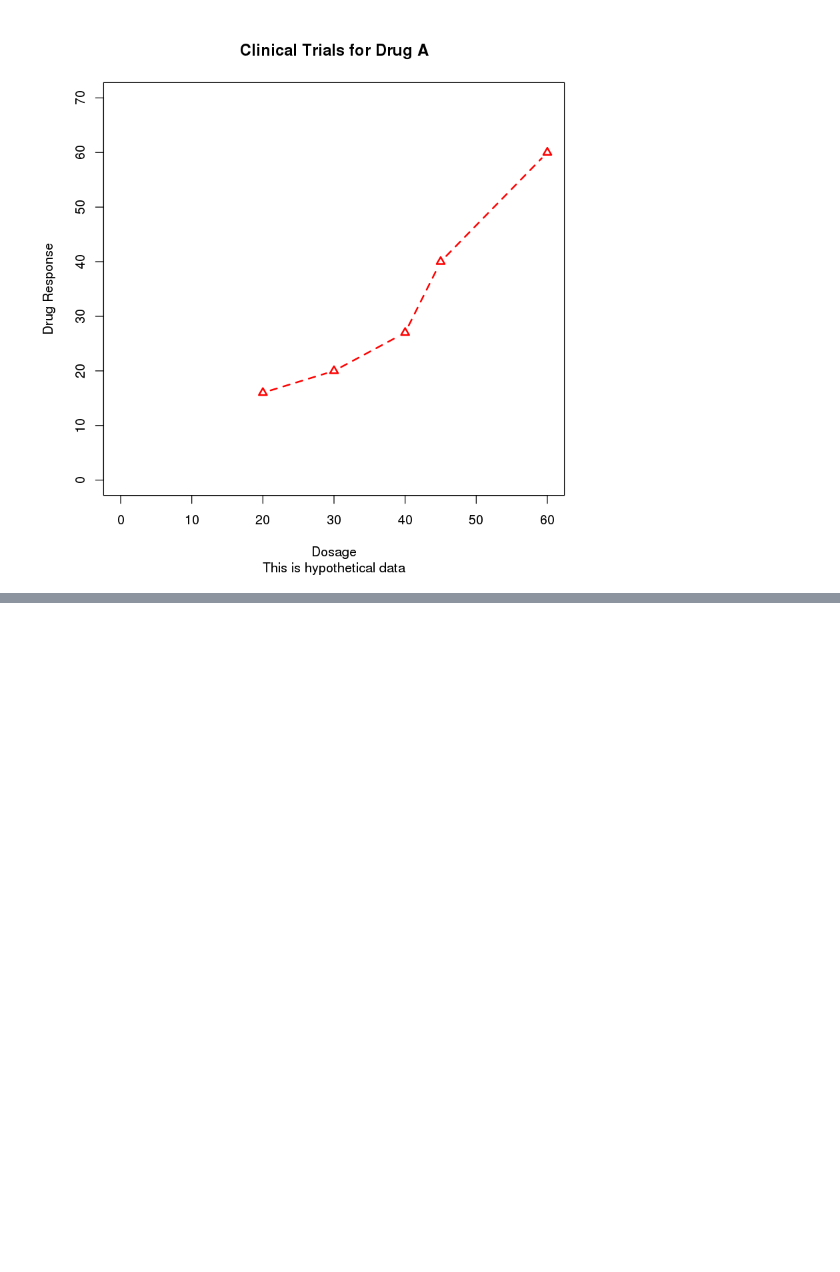
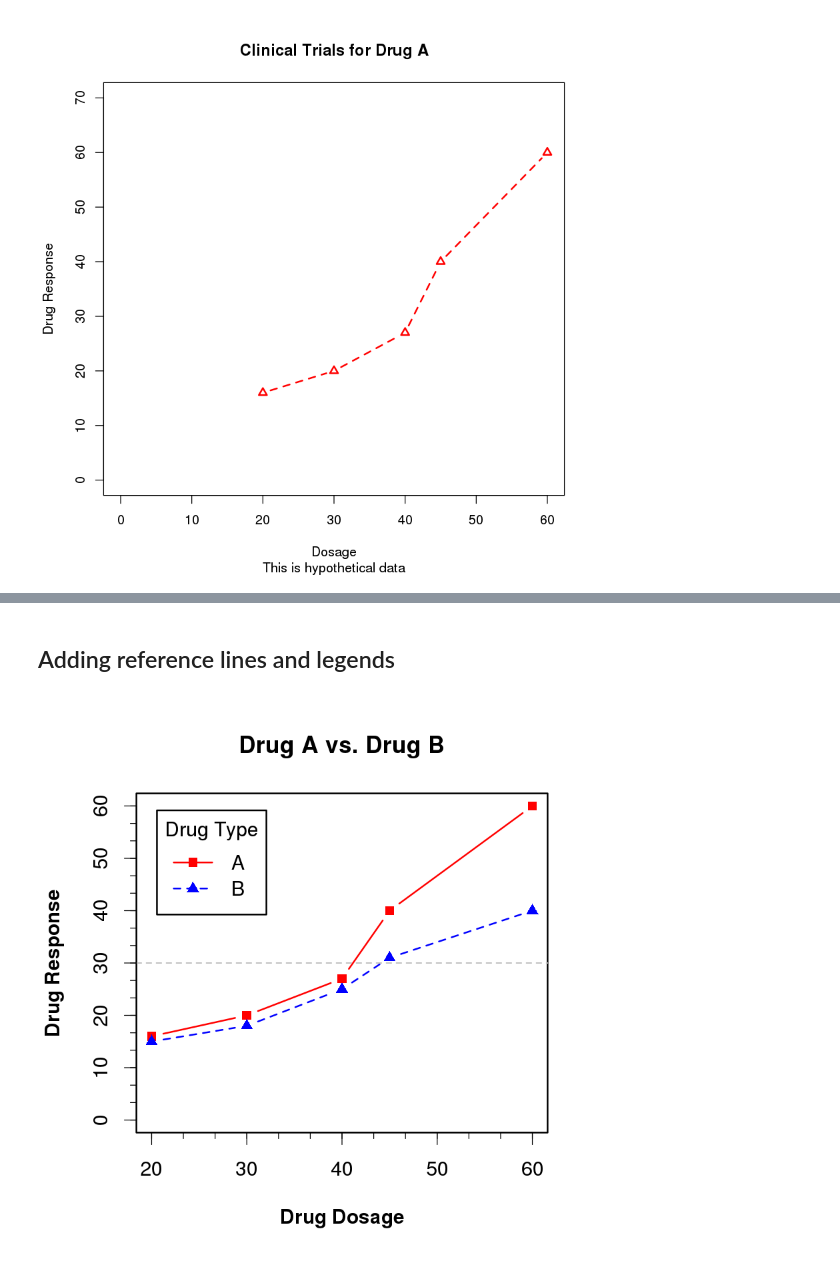
Before and after one commit to raov5/R-in-Action, a Jupyter notebook: Getting started with graphs.ipynb, the cells around one changed output, grey strips where cells are left out. Drawn from its saved outputs; the diff is of its cells as text; code cells hidden in the pictures; blank space fills up the shorter version.

```diff
--- a/Getting started with graphs.ipynb
+++ b/Getting started with graphs.ipynb
@@ -238,0 +256,47 @@ par(opar) #restore original settings
+# %% [markdown]
+## Adding reference lines and legends
+# %%
+#example
+#data
+dose <- c(20, 30, 40, 45, 60) #vector with dosage levels
+drugA <- c(16, 20, 27, 40, 60) #vector with drugA dosage
+drugB <- c(15, 18, 25, 31, 40) #vector with drugB dosage
+
+#identify settings that can be customized
+opar <- par(no.readonly = T) #save the list of settings that can be modified to the "opar" object
+
+#customize settings
+par(lwd = 2, cex = 1.5, font.lab = 2) #lwd = line width 2x normal size; cex = plotted text, 1.5x normal size
+                                      #font.lab = font of the label, 2x normal size
+
+#generating the graph
+plot(dose, drugA, type = "b",#data, type = line graph
+    pch = 15, lty = 1, col = "red", ylim = c(0, 60), #pch = symbol, lty = line type (1 = continuous), col = color, ylim = y-axis limits
+    main = "Drug A vs. Drug B", #main title of the graph
+    xlab = "Drug Dosage", ylab = "Drug Response") #xlab, ylab = axis labels
+
+#adding another line to the same graph
+lines(dose, drugB, type = "b", #data, type = line graph
+     pch = 17, lty = 2, col = "blue") #pch = symbol, lty = line type (2 = dashed), col = color
+
+#adding a reference line to the graph
+abline(h = c(30), lwd = 1.5, lty = 2, col = "gray") #adds a reference line at y-axis = 30; lwd = 1.5x normal
+                                                    #lty = line type (2 = dashed), col = color
+
+#add minor tick marks
+minor.tick(nx = 3, ny = 3, tick.ratio = 0.5) #nx, ny = number of intervals into which to divide the area between the major tick marks
+                                             #on the x-axis and y-axis respectively.  tick.ratio is the size of the minor tick mark
+                                             #relative to the major tick mark
+
+#add a legend
+legend("topleft", inset = 0.05, title = "Drug Type", c("A", "B"), #topleft specifies where to place the legend
+                                                                  #inset = amount to move the legend into the graph as a fraction of the plot region
+                                                                  #title = character string for the legend title
+                                                                  #c("A", "B") = character vector with the labels for the legend
+      lty = c(1, 2), pch = c(15, 17), col = c("red", "blue")) #lty = vector of line styles 1 and 2; pch = vector of symbols
+                                                              #col = vector of colors
+
+#restore orginal settings
+par(opar) #restore original settings
+# %% [output]
+[figure, added]
```
Also changed, not shown: parts of 15 cells of this notebook.
